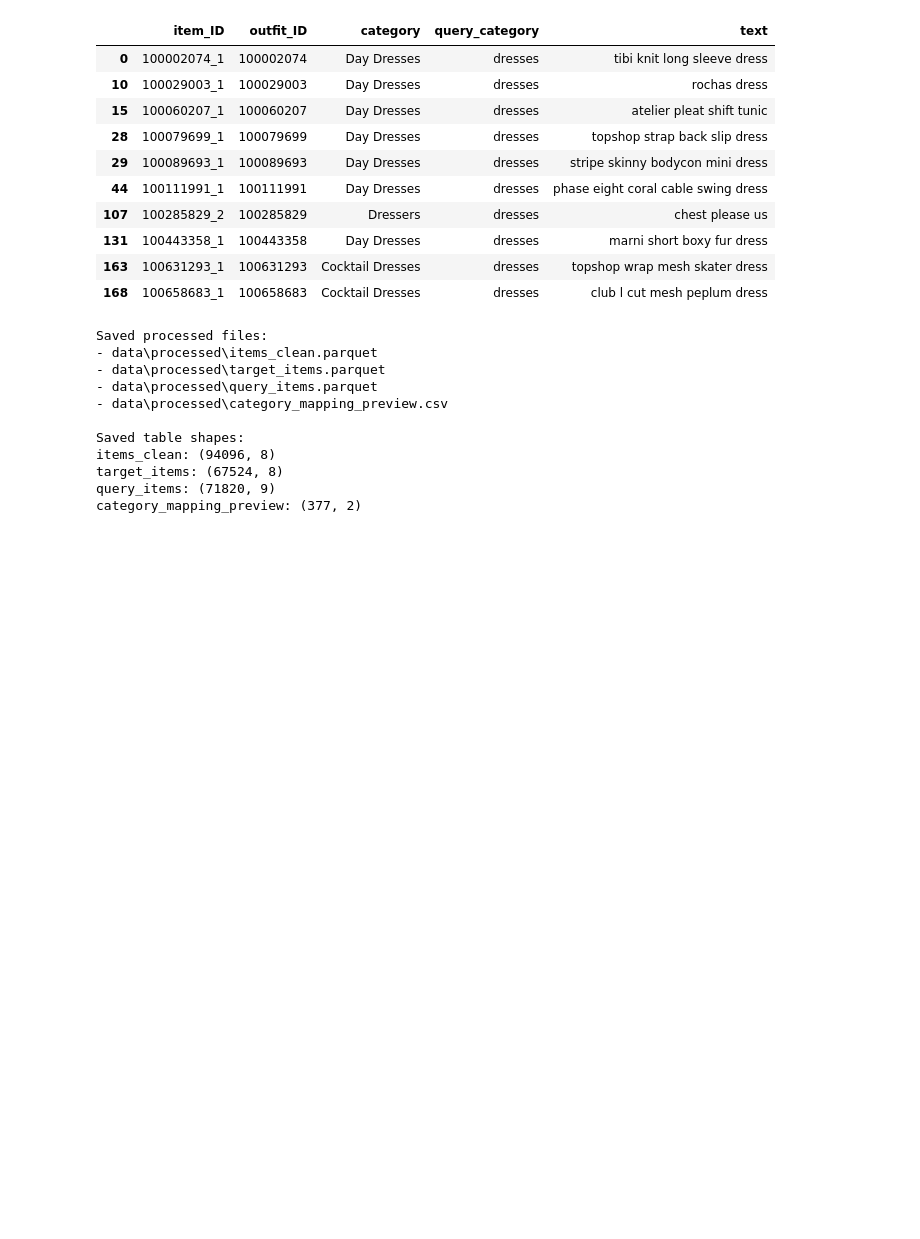
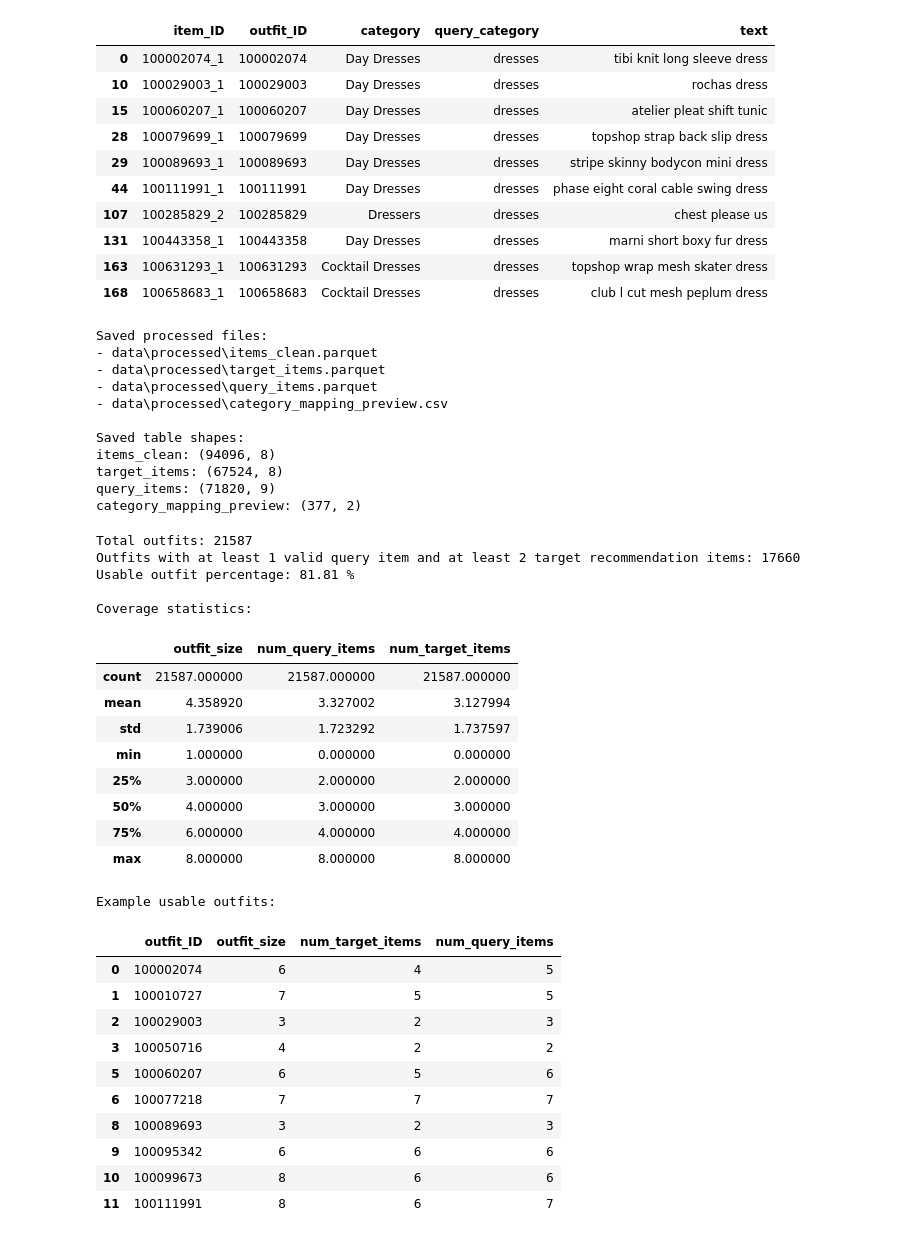
Before and after one commit to farzadismyid/evidence_fashion_recommender, a Jupyter notebook: notebook.ipynb, the cells around one changed output. Cells and saved outputs as stored; diff of their text form; code cells hidden in the pictures; blank space fills up the shorter version.

Commit message:
Check outfit coverage after filtering

```diff
--- a/notebook.ipynb
+++ b/notebook.ipynb
@@ -882,3 +882,76 @@ items_clean: (94096, 8)
 target_items: (67524, 8)
 query_items: (71820, 9)
 category_mapping_preview: (377, 2)
+# %%
+# Cell 15: Check outfit coverage after category filtering
+
+target_outfit_counts = (
+    target_items_df
+    .groupby("outfit_ID")
+    .size()
+    .rename("num_target_items")
+    .reset_index()
+)
+
+query_outfit_counts = (
+    query_items_df
+    .groupby("outfit_ID")
+    .size()
+    .rename("num_query_items")
+    .reset_index()
+)
+
+outfit_coverage_df = (
+    outfit_sizes
+    .merge(target_outfit_counts, on="outfit_ID", how="left")
+    .merge(query_outfit_counts, on="outfit_ID", how="left")
+)
+
+outfit_coverage_df["num_target_items"] = outfit_coverage_df["num_target_items"].fillna(0).astype(int)
+outfit_coverage_df["num_query_items"] = outfit_coverage_df["num_query_items"].fillna(0).astype(int)
+
+usable_outfits_df = outfit_coverage_df[
+    (outfit_coverage_df["num_query_items"] >= 1)
+    & (outfit_coverage_df["num_target_items"] >= 2)
+].copy()
+
+print("Total outfits:", len(outfit_coverage_df))
+print("Outfits with at least 1 valid query item and at least 2 target recommendation items:", len(usable_outfits_df))
+print("Usable outfit percentage:", round(len(usable_outfits_df) / len(outfit_coverage_df) * 100, 2), "%")
+
+print("\nCoverage statistics:")
+display(
+    outfit_coverage_df[
+        ["outfit_size", "num_query_items", "num_target_items"]
+    ].describe()
+)
+
+print("\nExample usable outfits:")
+display(usable_outfits_df.head(10))
+# %% [output]
+Total outfits: 21587
+Outfits with at least 1 valid query item and at least 2 target recommendation items: 17660
+Usable outfit percentage: 81.81 %
+
+Coverage statistics:
+|  | outfit_size | num_query_items | num_target_items |
+| count | 21587.000000 | 21587.000000 | 21587.000000 |
+| mean | 4.358920 | 3.327002 | 3.127994 |
+| std | 1.739006 | 1.723292 | 1.737597 |
+| min | 1.000000 | 0.000000 | 0.000000 |
+| 25% | 3.000000 | 2.000000 | 2.000000 |
+| 50% | 4.000000 | 3.000000 | 3.000000 |
+| 75% | 6.000000 | 4.000000 | 4.000000 |
+| max | 8.000000 | 8.000000 | 8.000000 |
+Example usable outfits:
+|  | outfit_ID | outfit_size | num_target_items | num_query_items |
+| 0 | 100002074 | 6 | 4 | 5 |
+| 1 | 100010727 | 7 | 5 | 5 |
+| 2 | 100029003 | 3 | 2 | 3 |
+| 3 | 100050716 | 4 | 2 | 2 |
+| 5 | 100060207 | 6 | 5 | 6 |
+| 6 | 100077218 | 7 | 7 | 7 |
+| 8 | 100089693 | 3 | 2 | 3 |
+| 9 | 100095342 | 6 | 6 | 6 |
+| 10 | 100099673 | 8 | 6 | 6 |
+| 11 | 100111991 | 8 | 6 | 7 |
```
